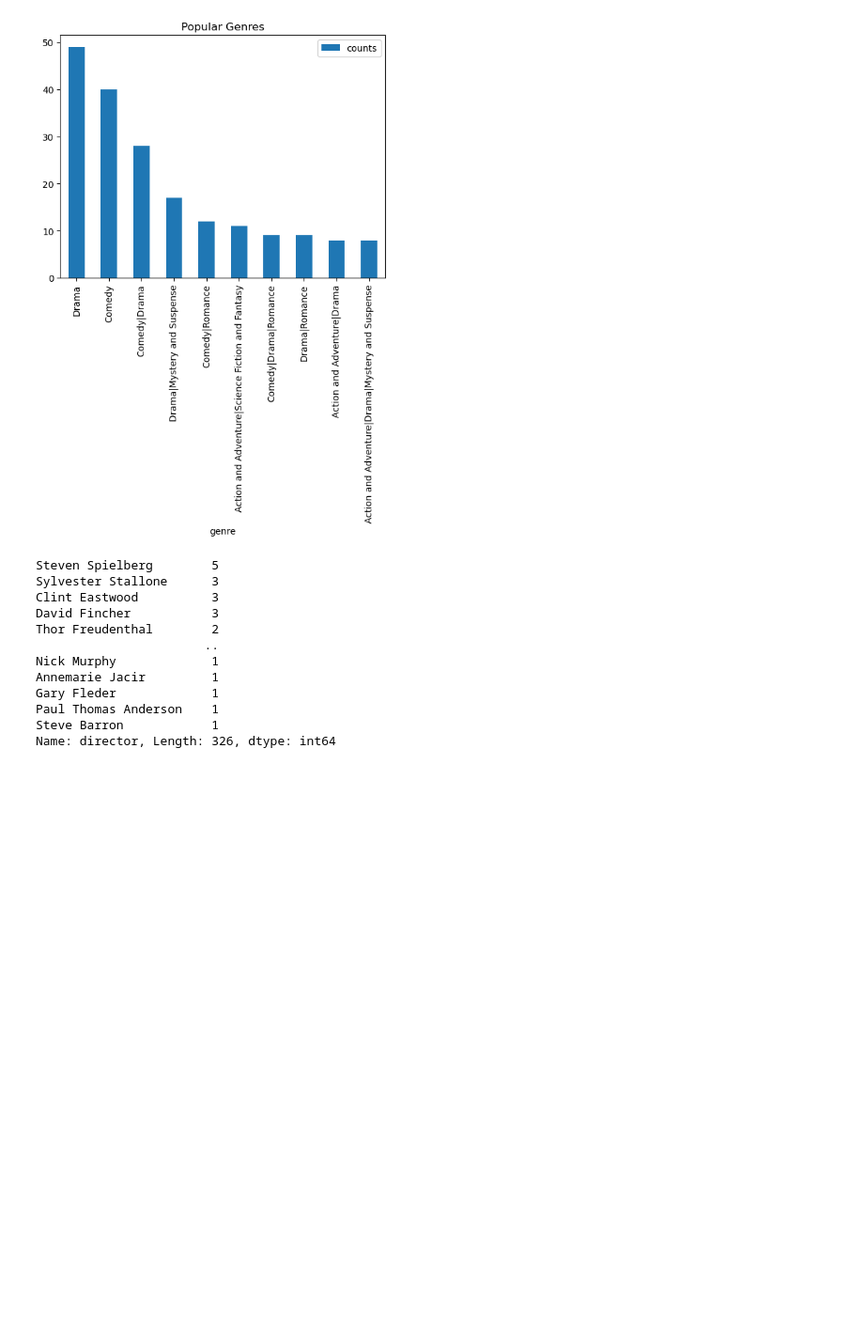
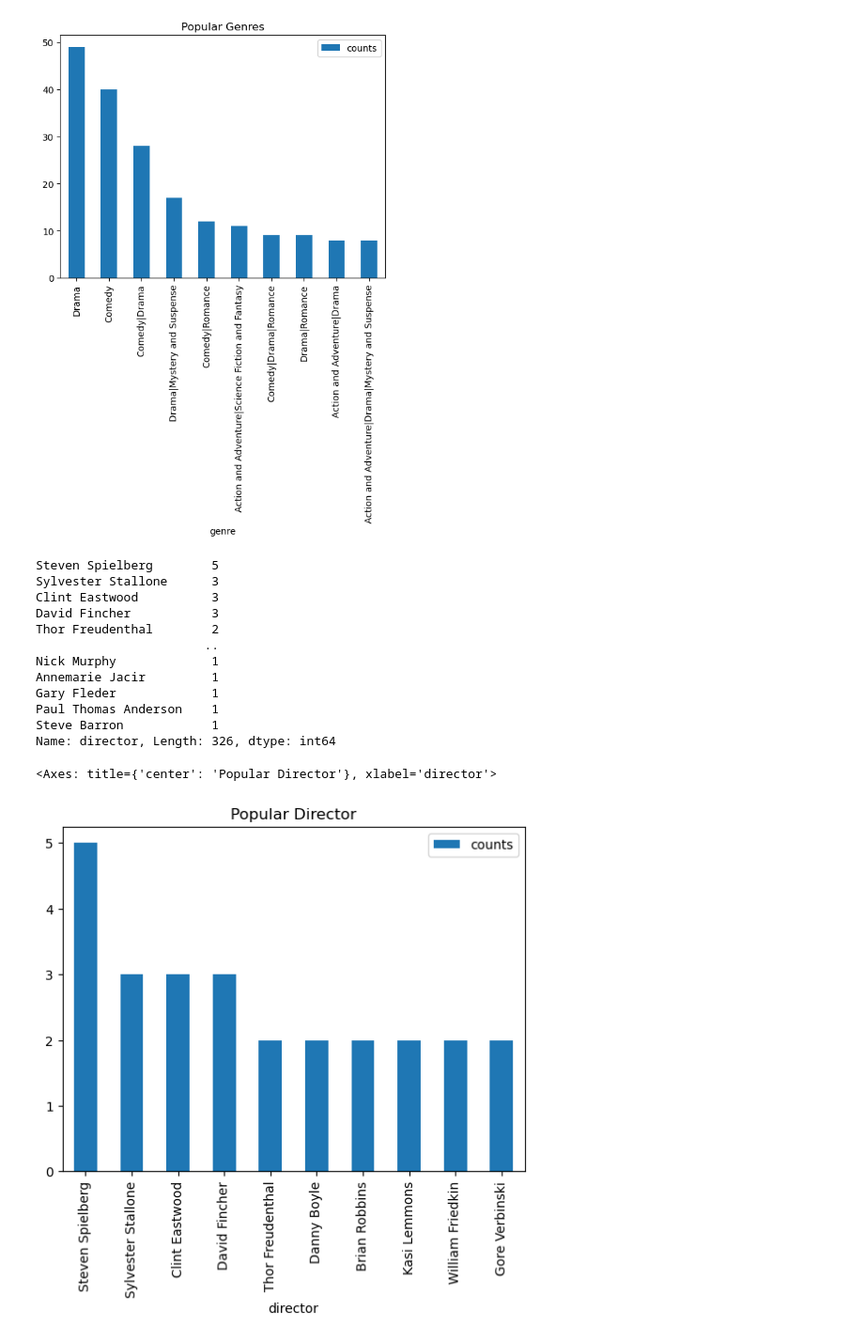
Before and after one commit to Musikari/Microsoft-Movies, a Jupyter notebook: Untitled.ipynb, the cells around one changed output. Shown: that part at 94% size. Cells and saved outputs as stored; diff of their text form; code cells hidden in the pictures; blank space fills up the shorter version.

```diff
--- a/Untitled.ipynb
+++ b/Untitled.ipynb
@@ -431,3 +438,13 @@ Gary Fleder             1
 Paul Thomas Anderson    1
 Steve Barron            1
 Name: director, Length: 326, dtype: int64
+# %%
+# top 10 directors
+top_directors = rt_movies['director'].value_counts().rename_axis('director').reset_index(name='counts')
+directors = top_directors.iloc[:10]
+# %%
+# distribution plot for top 10 directors
+directors.plot.bar(x = 'director', title = 'Popular Director')
+# %% [output]
+<Axes: title={'center': 'Popular Director'}, xlabel='director'>
+[figure, added]
```
Also changed, not shown: parts of 22 cells of this notebook.
